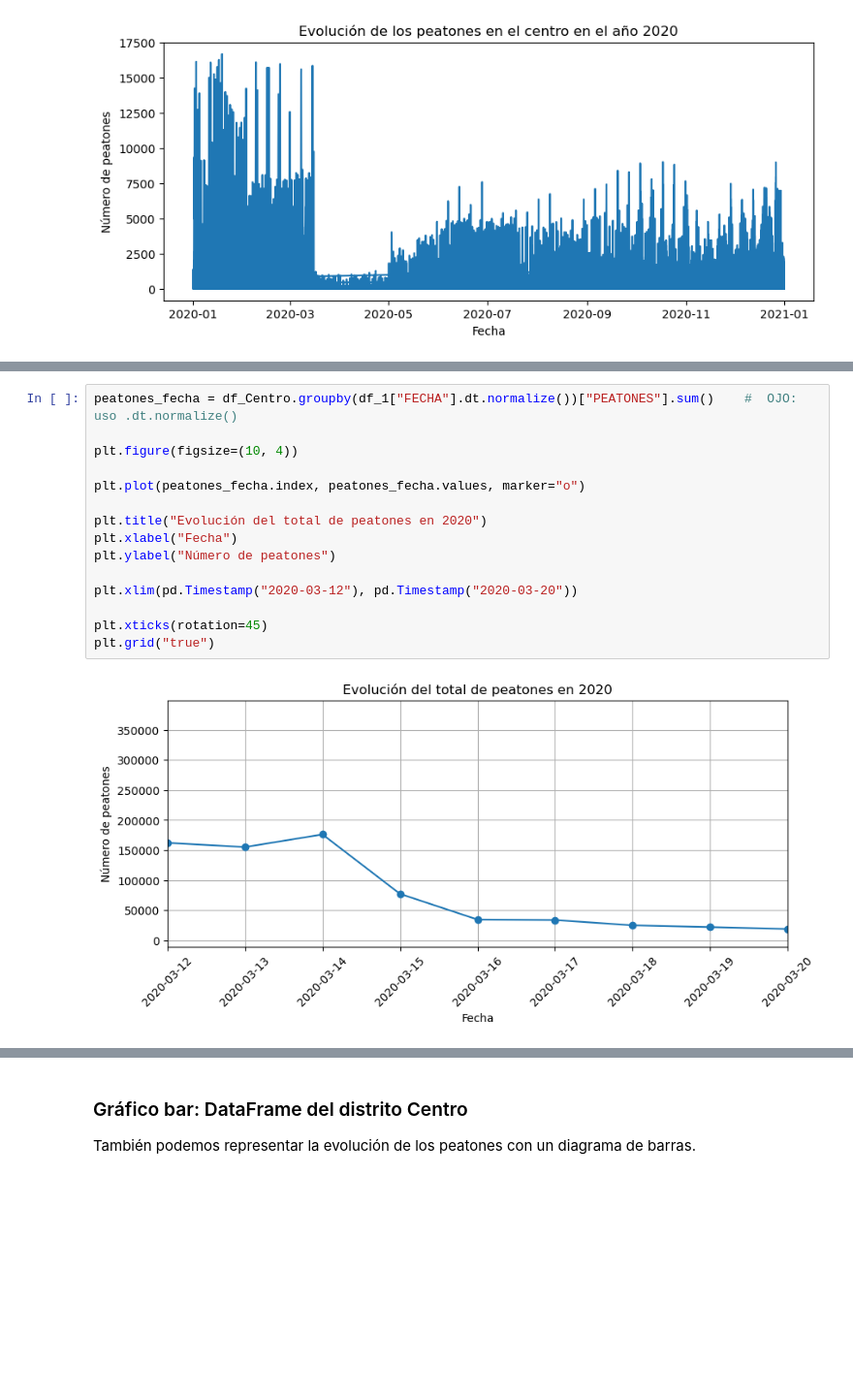
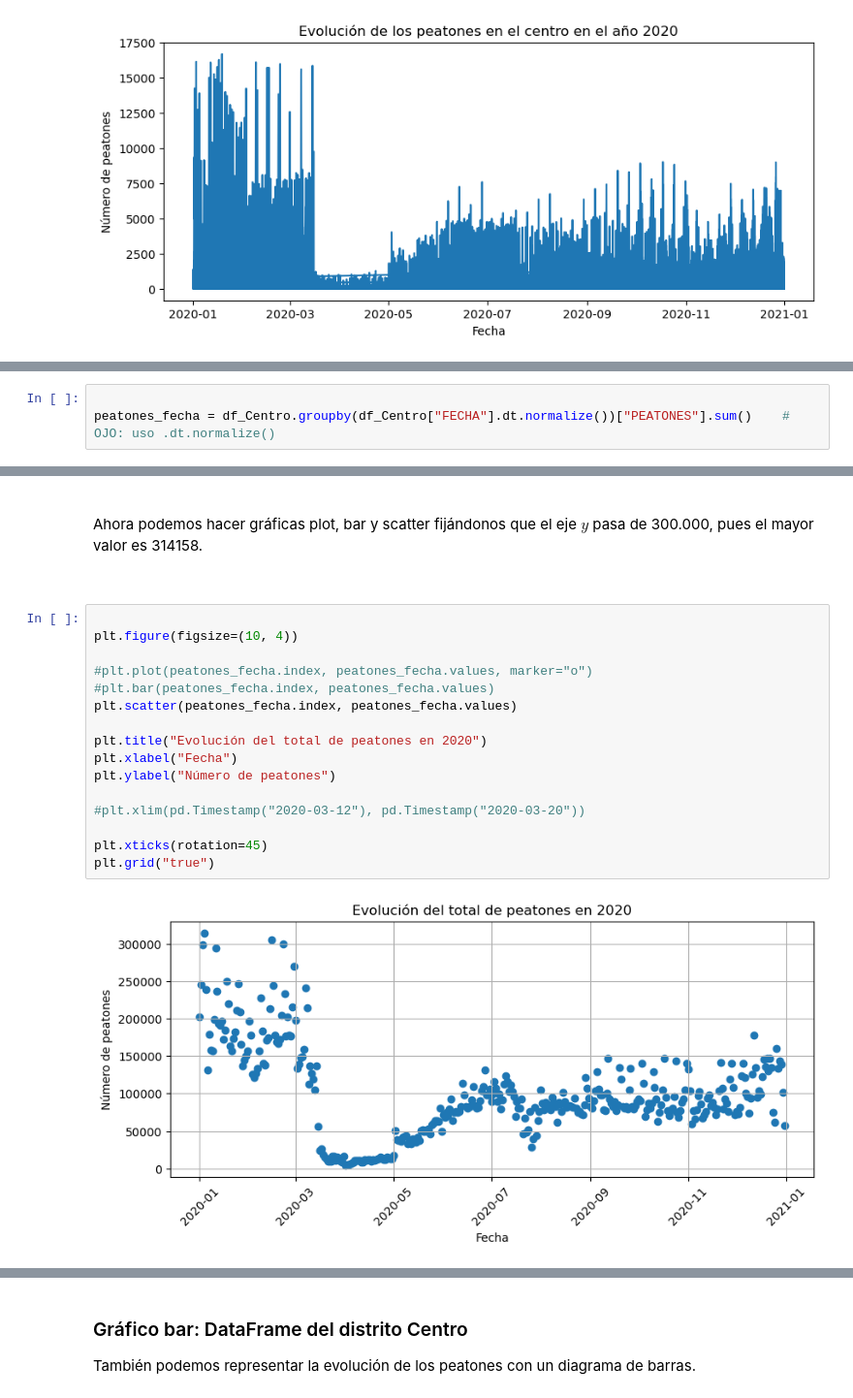
Before and after one commit to soesteve/Programming-in-Data-Science, a Jupyter notebook: 7_Ejerc_PEATONES_con_graficos.ipynb, the cells around one changed output, grey strips where cells are left out. Shown at 97% size. Drawn from its saved outputs; the diff is of its cells as text; blank space fills up the shorter version.

```diff
--- a/7_Ejerc_PEATONES_con_graficos.ipynb
+++ b/7_Ejerc_PEATONES_con_graficos.ipynb
@@ -286,0 +309,3 @@ Fíjate que uso `.dt.normalize()` para convertir todas las horas a `00:00:00`.
+# %%
+
+peatones_fecha = df_Centro.groupby(df_Centro["FECHA"].dt.normalize())["PEATONES"].sum()    #  OJO: uso .dt.normalize()
@@ -287,18 +344,25 @@ Fíjate que uso `.dt.normalize()` para convertir todas las horas a `00:00:00`.
+# %% [markdown]
+<br>
+
+Ahora podemos hacer gráficas plot, bar y scatter fijándonos que el eje $y$ pasa de 300.000, pues el mayor valor es 314158.
+
+<br>
 # %%
-peatones_fecha = df_Centro.groupby(df_1["FECHA"].dt.normalize())["PEATONES"].sum()    #  OJO: uso .dt.normalize()
 
 plt.figure(figsize=(10, 4))
 
-plt.plot(peatones_fecha.index, peatones_fecha.values, marker="o")
+#plt.plot(peatones_fecha.index, peatones_fecha.values, marker="o")
+#plt.bar(peatones_fecha.index, peatones_fecha.values)
+plt.scatter(peatones_fecha.index, peatones_fecha.values)
 
 plt.title("Evolución del total de peatones en 2020")
 plt.xlabel("Fecha")
 plt.ylabel("Número de peatones")
 
-plt.xlim(pd.Timestamp("2020-03-12"), pd.Timestamp("2020-03-20"))
+#plt.xlim(pd.Timestamp("2020-03-12"), pd.Timestamp("2020-03-20"))
 
 plt.xticks(rotation=45)
 plt.grid("true")
 # %% [output]
-[figure, old version]
+[figure, new version]
 # %% [markdown]
```
Also changed, not shown: parts of 70 cells of this notebook, 9 other files.
